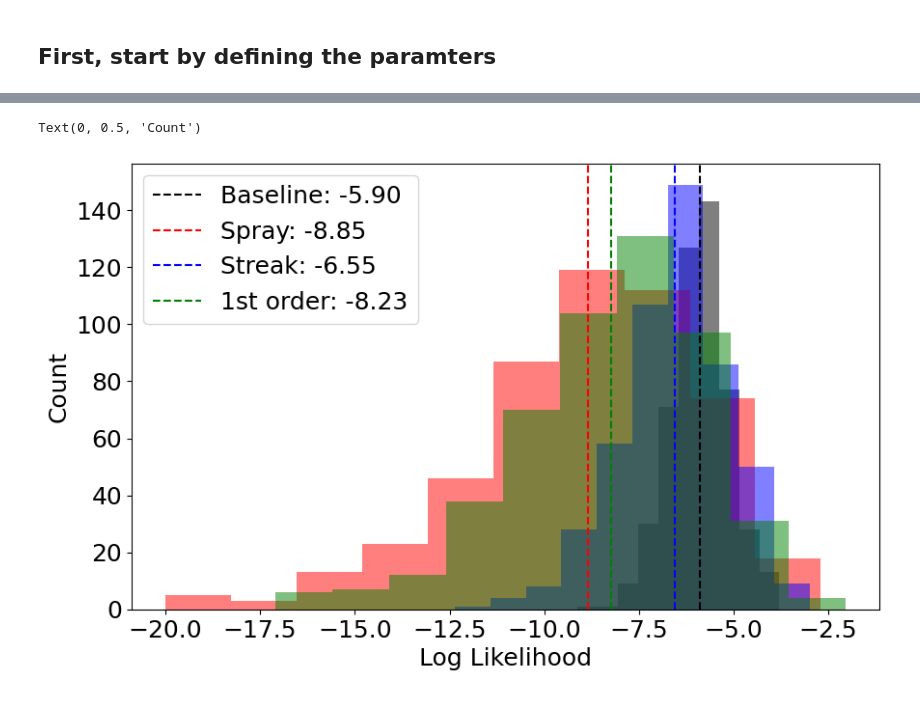
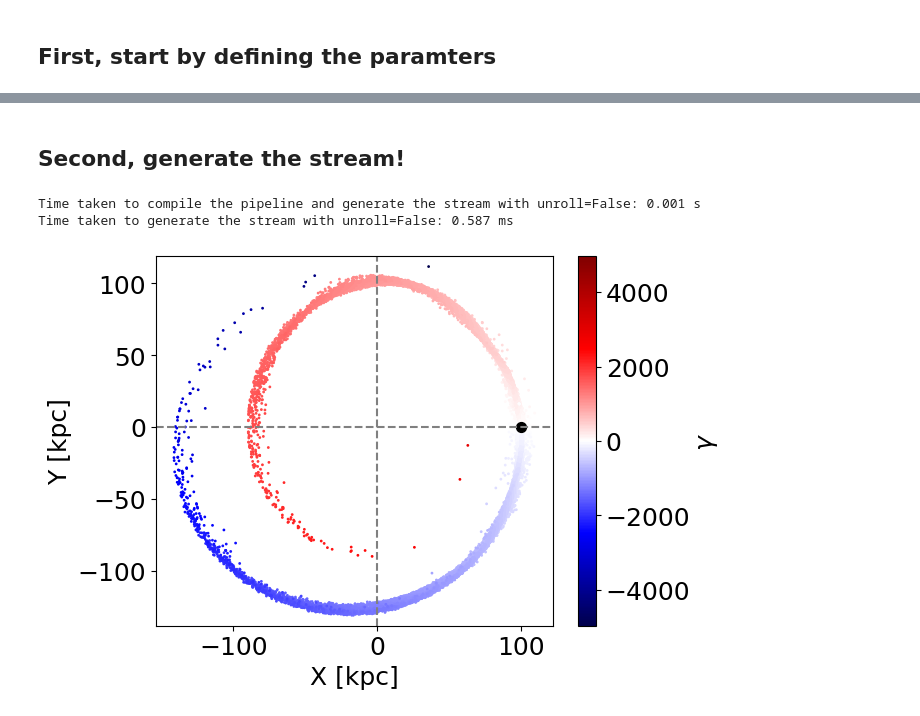
Before and after one commit to David-Chemaly/StreaMAX, a Jupyter notebook: quick_start.ipynb, the cells around one changed output, grey strips where cells are left out. Cells and saved outputs as stored; diff of their text form; code cells hidden in the pictures.

```diff
--- a/quick_start.ipynb
+++ b/quick_start.ipynb
@@ -673,17 +21,0 @@ first = np.array(first)
-# %%
-plt.figure(figsize=(10, 6))
-plt.hist(spray_base, bins=10, alpha=0.5, color='k')
-plt.hist(spray, bins=10, alpha=0.5, color='r')
-plt.hist(streak, bins=10, alpha=0.5, color='b')
-plt.hist(first, bins=10, alpha=0.5, color='g')
-
-plt.axvline(np.mean(spray_base), color='k', linestyle='--', label=f'Baseline: {np.mean(spray_base):.2f}')
-plt.axvline(np.mean(spray), color='r', linestyle='--', label=f'Spray: {np.mean(spray):.2f}')
-plt.axvline(np.mean(streak), color='b', linestyle='--', label=f'Streak: {np.mean(streak):.2f}')
-plt.axvline(np.mean(first), color='g', linestyle='--', label=f'1st order: {np.mean(first):.2f}')
-plt.legend(loc='best')
-plt.xlabel('Log Likelihood')
-plt.ylabel('Count')
-# %% [output]
-Text(0, 0.5, 'Count')
-[figure, removed]
@@ -689,0 +46,39 @@ Text(0, 0.5, 'Count')
+# %% [markdown]
+## Second, generate the stream!
+# %%
+from generator import generate_stream
+
+a = tt.time()
+t_sat, xv_sat, xv_stream, xhi_stream = generate_stream(xv_f,
+                                                        type_host, params_host,
+                                                        type_sat, params_sat,
+                                                        time, alpha, n_steps,
+                                                        n_particles,
+                                                        unroll)
+b = tt.time()
+print("Time taken to compile the pipeline and generate the stream with unroll=False: {:.3f} s".format((b-a)))
+
+a = tt.time()
+t_sat, xv_sat, xv_stream, xhi_stream = generate_stream(xv_f,
+                                                        type_host, params_host,
+                                                        type_sat, params_sat,
+                                                        time, alpha, n_steps,
+                                                        n_particles,
+                                                        unroll)
+b = tt.time()
+print("Time taken to generate the stream with unroll=False: {:.3f} ms".format((b-a)*1000))
+# %% [output]
+Time taken to compile the pipeline and generate the stream with unroll=False: 0.001 s
+Time taken to generate the stream with unroll=False: 0.587 ms
+# %%
+plt.scatter(xv_stream[:, 0], xv_stream[:, 1], c=xhi_stream, cmap='seismic',
+            vmin=min([min(xhi_stream), min(-xhi_stream)]), vmax=max([max(xhi_stream), max(-xhi_stream)]), s=1, alpha=1.)
+plt.colorbar(label=r'$\gamma$')
+plt.axvline(0, c='grey', linestyle='--')
+plt.axhline(0, c='grey', linestyle='--')
+plt.scatter(xv_sat[-1, 0], xv_sat[-1, 1], c='black', s=50)
+plt.xlabel('X [kpc]')
+plt.ylabel('Y [kpc]')
+plt.axis('equal');
+# %% [output]
+[figure, added]
```
Also changed, not shown: parts of 47 cells of this notebook, 4 other files.
